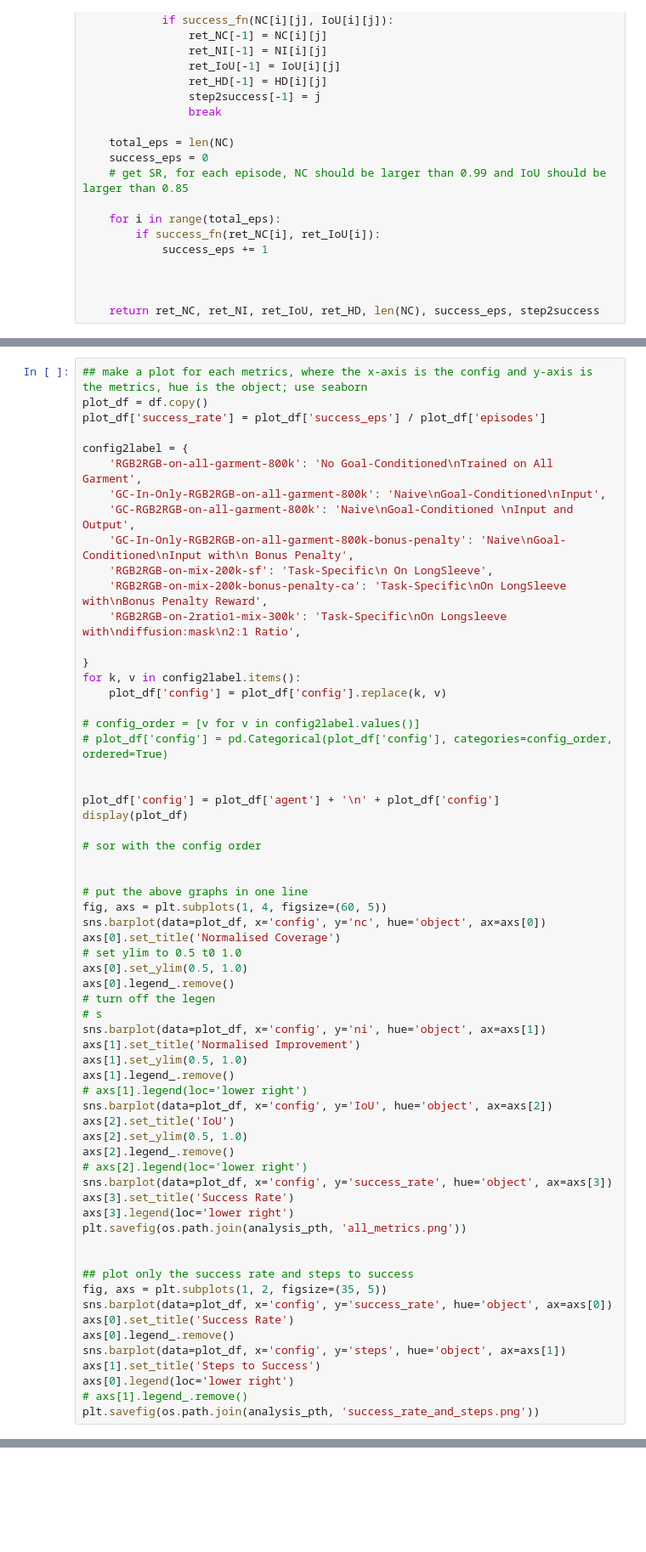
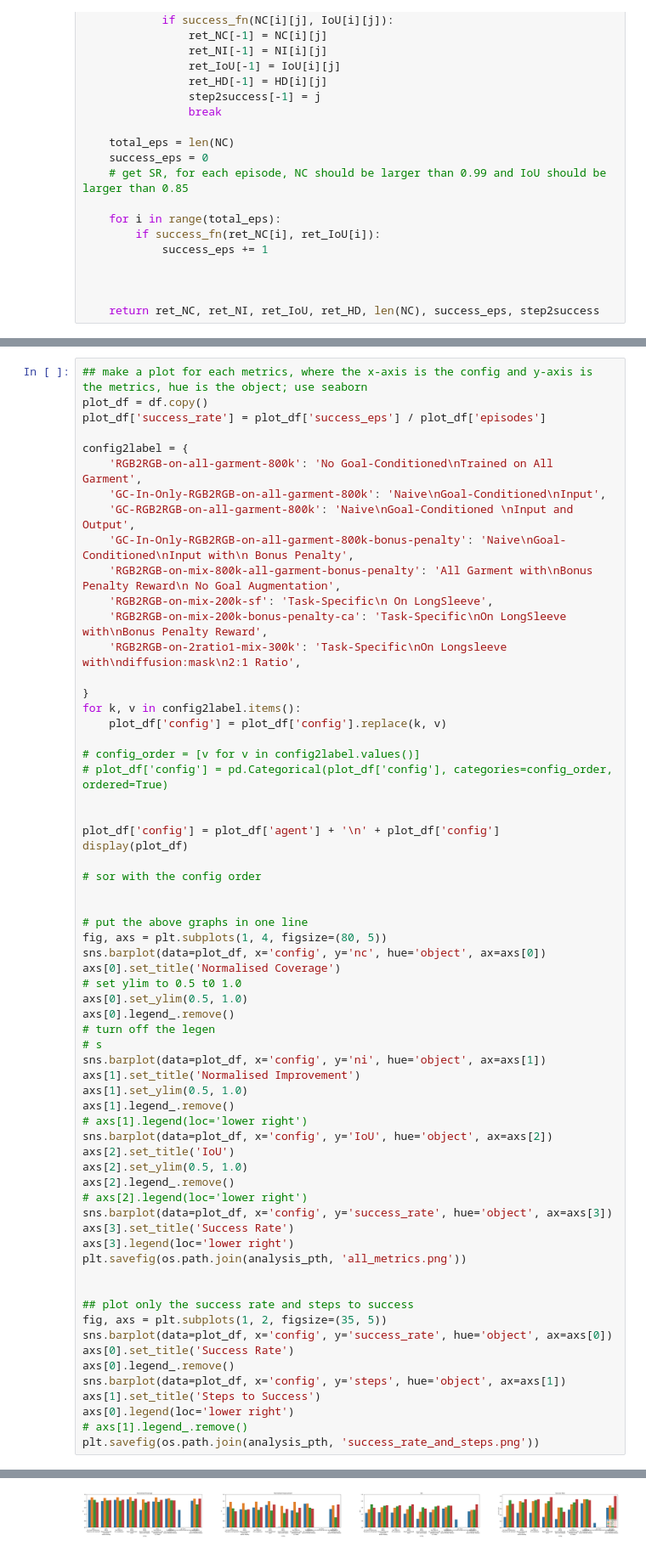
Before and after one commit to st-cortex-lab/LaGarNet, a Jupyter notebook: analysis/sim_task_performance.ipynb, the cells around one changed output, grey strips where cells are left out. Shown at 85% size. Saved outputs shown, nothing was run; the diff lists cells and outputs as text; blank space fills up the shorter version.

```diff
--- a/analysis/sim_task_performance.ipynb
+++ b/analysis/sim_task_performance.ipynb
@@ -267,6 +302,7 @@ config2label = {
     'GC-In-Only-RGB2RGB-on-all-garment-800k': 'Naive\nGoal-Conditioned\nInput',
     'GC-RGB2RGB-on-all-garment-800k': 'Naive\nGoal-Conditioned \nInput and Output',
     'GC-In-Only-RGB2RGB-on-all-garment-800k-bonus-penalty': 'Naive\nGoal-Conditioned\nInput with\n Bonus Penalty',
+    'RGB2RGB-on-mix-800k-all-garment-bonus-penalty': 'All Garment with\nBonus Penalty Reward\n No Goal Augmentation',
     'RGB2RGB-on-mix-200k-sf': 'Task-Specific\n On LongSleeve',
     'RGB2RGB-on-mix-200k-bonus-penalty-ca': 'Task-Specific\nOn LongSleeve with\nBonus Penalty Reward',
     'RGB2RGB-on-2ratio1-mix-300k': 'Task-Specific\nOn Longsleeve with\ndiffusion:mask\n2:1 Ratio',
@@ -286,7 +322,7 @@ display(plot_df)
 
 
 # put the above graphs in one line
-fig, axs = plt.subplots(1, 4, figsize=(60, 5))
+fig, axs = plt.subplots(1, 4, figsize=(80, 5))
 sns.barplot(data=plot_df, x='config', y='nc', hue='object', ax=axs[0])
 axs[0].set_title('Normalised Coverage')
 # set ylim to 0.5 t0 1.0
@@ -320,3 +356,4 @@ axs[1].set_title('Steps to Success')
 axs[0].legend(loc='lower right')
 # axs[1].legend_.remove()
 plt.savefig(os.path.join(analysis_pth, 'success_rate_and_steps.png'))
+# %% [output]
@@ -322,0 +377 @@ plt.savefig(os.path.join(analysis_pth, 'success_rate_and_steps.png'))
+[figure, added]
```
Also changed, not shown: parts of 2 cells of this notebook, 3 other files.
